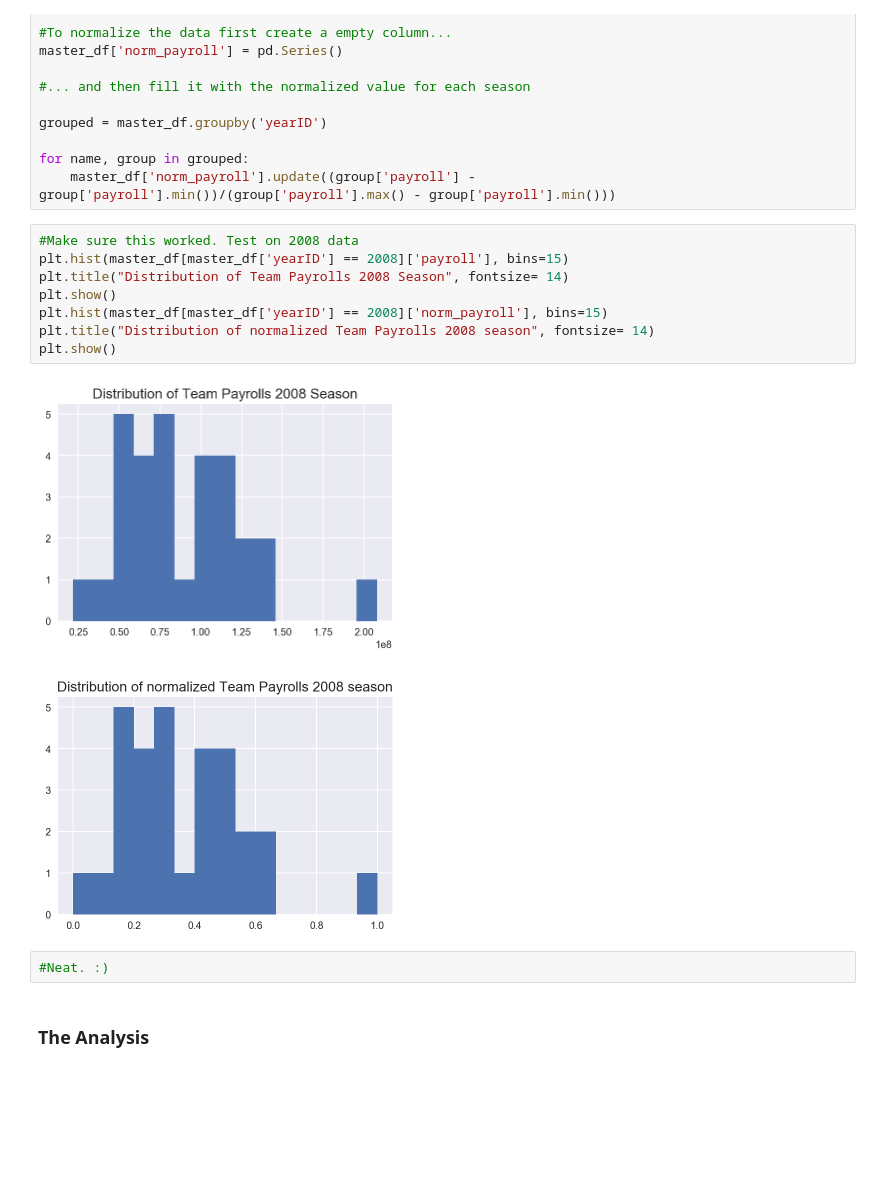
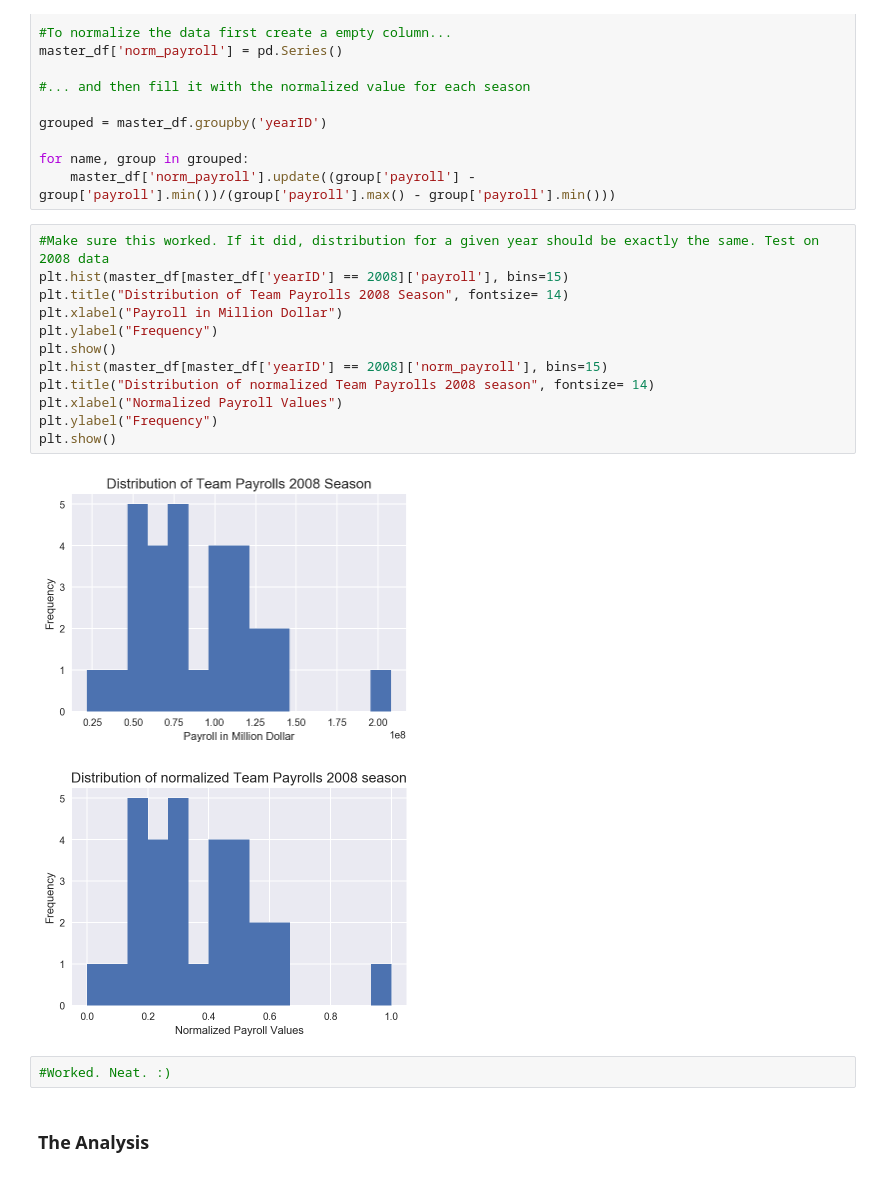
Before and after one commit to mattjaenicke/Data_Analyst_ND_Project2, a Jupyter notebook: Data_Analyst_ND_Project2.ipynb, the cells around one changed output. Drawn from its saved outputs; the diff is of its cells as text; blank space fills up the shorter version.

```diff
--- a/Data_Analyst_ND_Project2.ipynb
+++ b/Data_Analyst_ND_Project2.ipynb
@@ -287,18 +315,22 @@ grouped = master_df.groupby('yearID')
 for name, group in grouped:
     master_df['norm_payroll'].update((group['payroll'] - group['payroll'].min())/(group['payroll'].max() - group['payroll'].min()))
 # %%
-#Make sure this worked. Test on 2008 data
+#Make sure this worked. If it did, distribution for a given year should be exactly the same. Test on 2008 data
 plt.hist(master_df[master_df['yearID'] == 2008]['payroll'], bins=15)
 plt.title("Distribution of Team Payrolls 2008 Season", fontsize= 14)
+plt.xlabel("Payroll in Million Dollar")
+plt.ylabel("Frequency")
 plt.show()
 plt.hist(master_df[master_df['yearID'] == 2008]['norm_payroll'], bins=15)
 plt.title("Distribution of normalized Team Payrolls 2008 season", fontsize= 14)
+plt.xlabel("Normalized Payroll Values")
+plt.ylabel("Frequency")
 plt.show()
 # %% [output]
-[figure, old version]
+[figure, new version]
-[figure, old version]
+[figure, new version]
 # %%
-#Neat. :)
+#Worked. Neat. :)
 # %% [markdown]
 ### The Analysis
 # %% [markdown]
```
Also changed, not shown: parts of 13 cells of this notebook, 1 other file.
